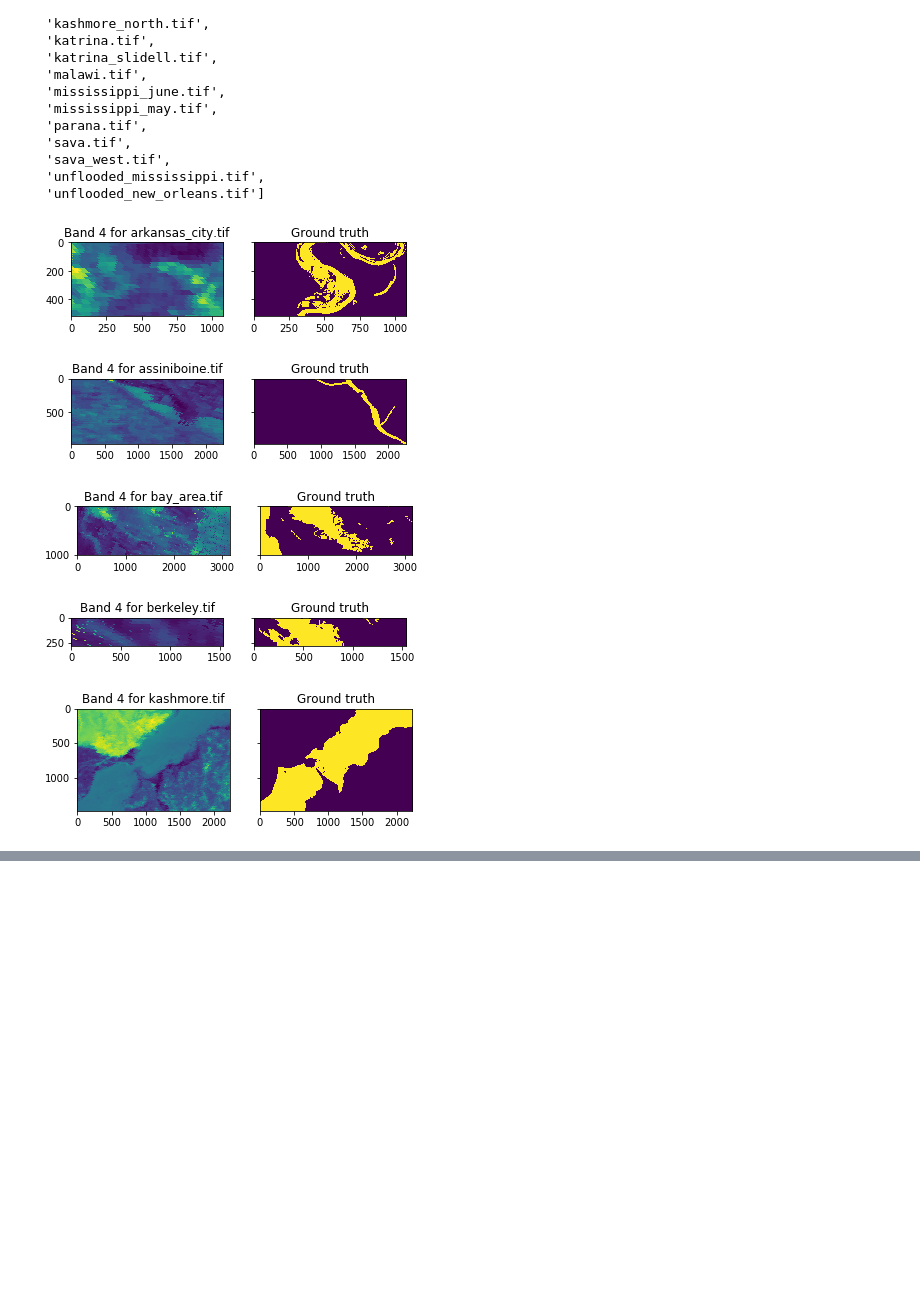
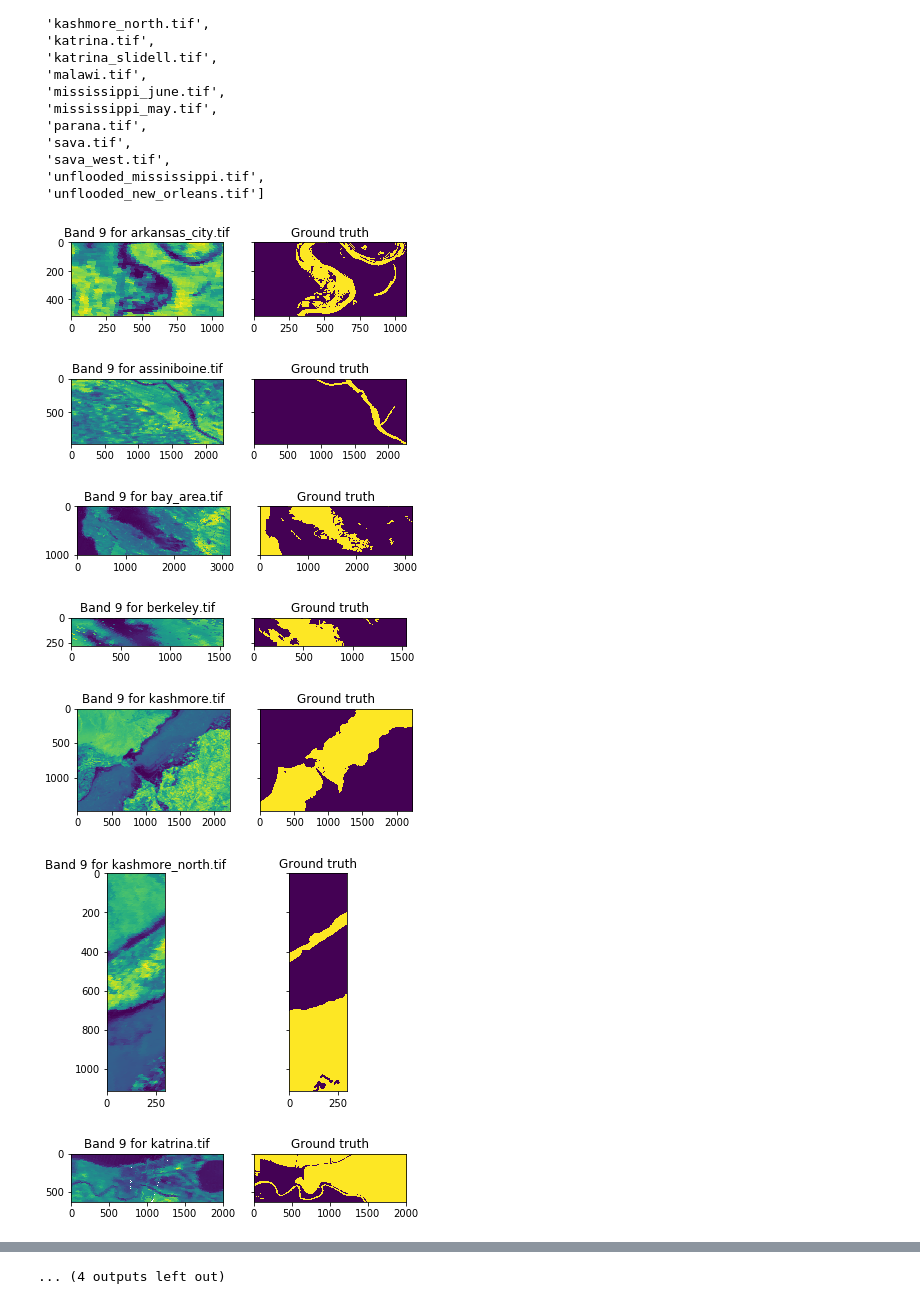
Before and after one commit to rcampbell95/MODIS-Classifier, a Jupyter notebook: Reading Satellite Images.ipynb, the cells around one changed output, grey strips where cells are left out. Drawn from its saved outputs; the diff is of its cells as text; code cells hidden in the pictures; blank space fills up the shorter version.

```diff
--- a/Reading Satellite Images.ipynb
+++ b/Reading Satellite Images.ipynb
@@ -44,27 +45,36 @@ for file in filenames:
 data = np.array(data)
 # %%
 # Sample spectral data
-max_sample = 5
-band_sample = 4
+max_sample = 16
+band_sample = 9
 columns = 2
+
+label_ratios = []
 
 for index, sample in enumerate(data):
     if index == max_sample:
         break
 
     f, plots = plt.subplots(1, columns, sharey=True)
 
     plots[0].set_title("Band {} for {}".format(band_sample, filenames[index]))
     plots[1].set_title("Ground truth")
 
     imgplot = plots[0].imshow(sample[band_sample])
 
     imgflooded = plots[1].imshow(sample[0])
 
+    # Determine percent of image that is unflooded
+    unique, counts = np.unique(sample[0], return_counts=True)
+    label_counts = dict(zip(unique, counts))
+    label_ratios.append(label_counts[1] / (label_counts[1] + label_counts[0]))
+
     f.savefig("./artifacts/band{}_{}.png".format(band_sample, filenames[index]))
 # %% [output]
-[figure, old version]
+[figure, new version]
-[figure, old version]
+[figure, new version]
-[figure, old version]
+[figure, new version]
-[figure, old version]
+[figure, new version]
-[figure, old version]
+[figure, new version]
+[figure, added]
+[figure, added]
@@ -70,0 +86 @@ for index, sample in enumerate(data):
+... (4 outputs left out)
```
Also changed, not shown: parts of 3 cells of this notebook.
